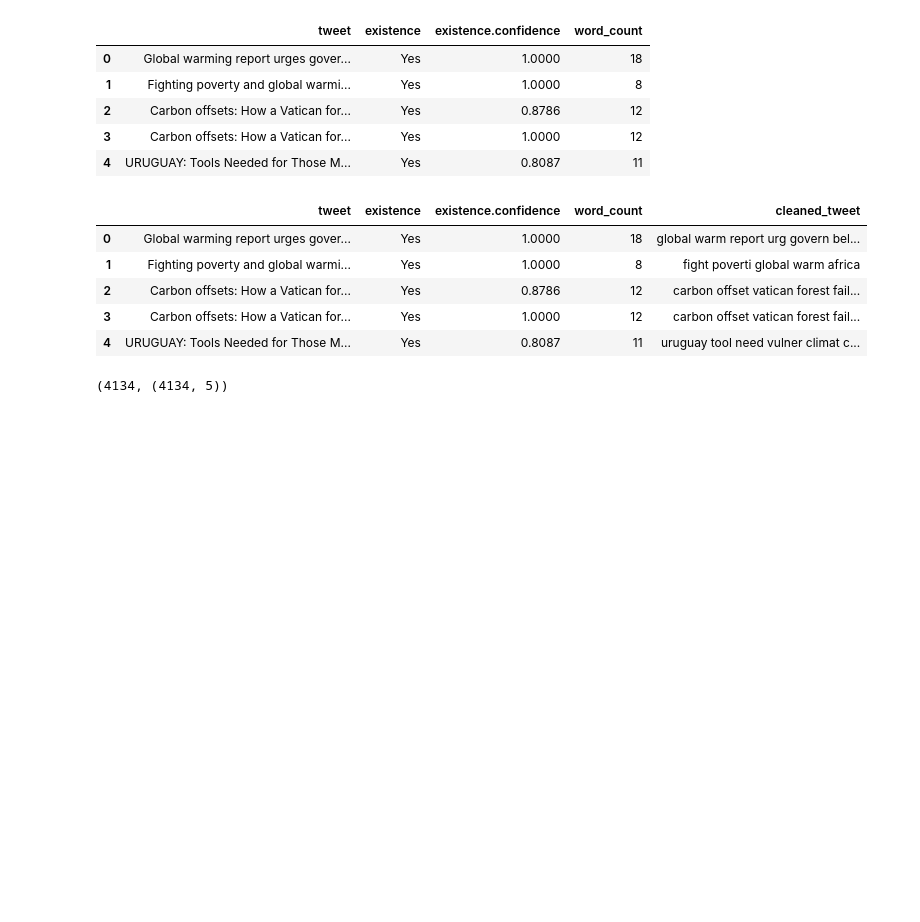
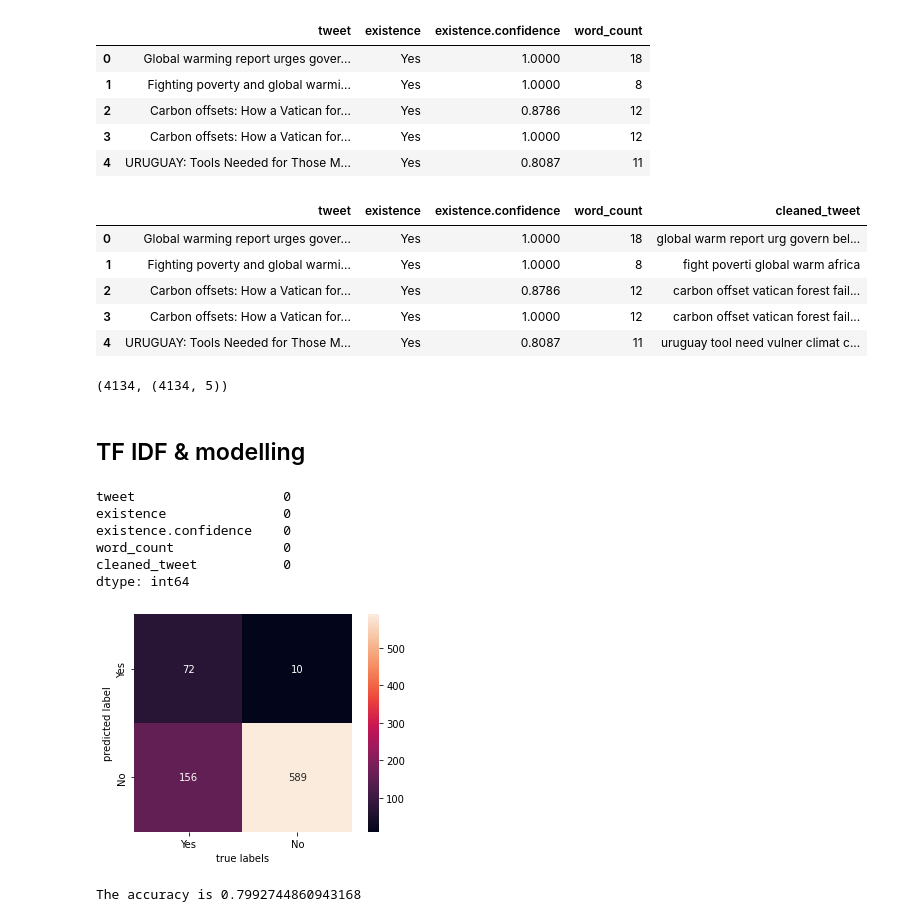
Before and after one commit to sqiprasanna/climate_change_tweets_sentiment_analysis, a Jupyter notebook: code/SVG_code.ipynb, the cells around one changed output. Drawn from its saved outputs; the diff is of its cells as text; code cells hidden in the pictures; blank space fills up the shorter version.

Commit message:
Naive bayes classification implementation on data

```diff
--- a/code/SVG_code.ipynb
+++ b/code/SVG_code.ipynb
@@ -385,3 +385,5 @@ data.head()
 len(prepr_tweets), data.shape
 # %% [output]
 (4134, (4134, 5))
+# %% [markdown]
+## TF IDF & modelling
@@ -387,0 +405,26 @@ len(prepr_tweets), data.shape
+# %%
+data.isna().sum()
+# %% [output]
+tweet                   0
+existence               0
+existence.confidence    0
+word_count              0
+cleaned_tweet           0
+dtype: int64
+# %%
+X_train, X_test, y_train, y_test = train_test_split(data.cleaned_tweet,data['existence'], test_size=0.2, random_state=33)
+# %%
+model = make_pipeline(TfidfVectorizer(), MultinomialNB())
+model.fit(X_train, y_train)
+predicted_categories = model.predict(X_test)
+# %%
+# plot the confusion matrix
+mat = confusion_matrix(y_test, predicted_categories)
+sns.heatmap(mat.T, square = True, annot=True, fmt = "d", xticklabels=y_train.unique(),yticklabels=y_train.unique())
+plt.xlabel("true labels")
+plt.ylabel("predicted label")
+plt.show()
+print("The accuracy is {}".format(accuracy_score(y_test, predicted_categories)))
+# %% [output]
+[figure, added]
+The accuracy is 0.7992744860943168
```
Also changed, not shown: parts of 1 cell of this notebook.
